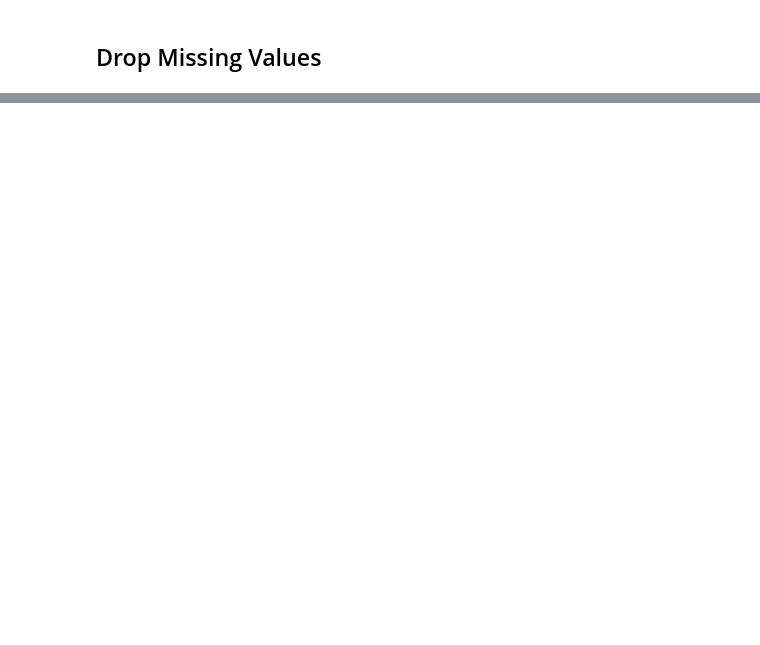
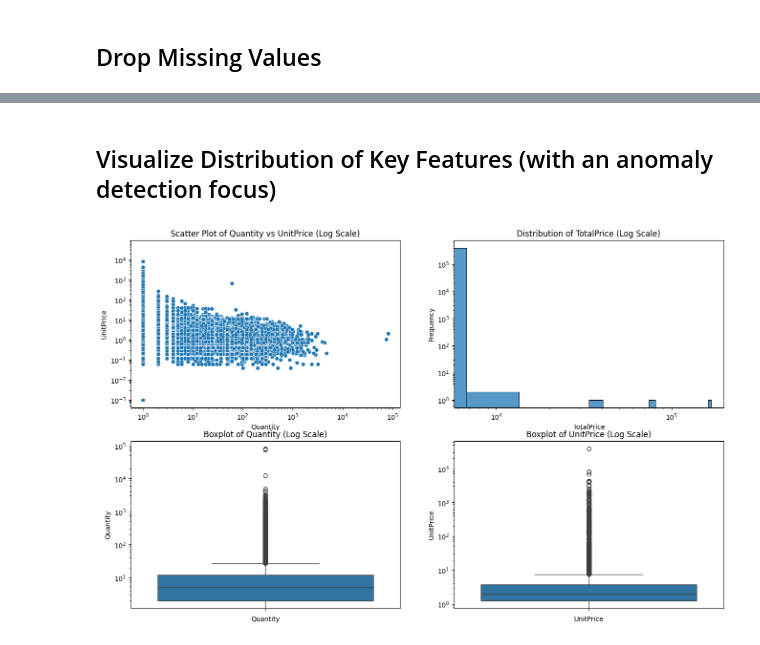
Before and after one commit to shripalmehta/ai_poc, a Jupyter notebook: AD.ipynb, the cells around one changed output, grey strips where cells are left out. Cells and saved outputs as stored; diff of their text form; code cells hidden in the pictures; blank space fills up the shorter version.

```diff
--- a/AD.ipynb
+++ b/AD.ipynb
@@ -161,0 +200,14 @@ memory usage: 19.2+ MB
+# %%
+# generate derived attributes for the dataset
+df['TotalPrice'] = df['Quantity'] * df['UnitPrice']
+
+df['InvoiceYear'] = df['InvoiceDate'].dt.to_period('Y')
+df['InvoiceMonth'] = df['InvoiceDate'].dt.to_period('M')
+df['InvoiceDay'] = df['InvoiceDate'].dt.to_period('D')
+
+df['Y'] = df['InvoiceDate'].dt.year
+df['M'] = df['InvoiceDate'].dt.month
+df['D'] = df['InvoiceDate'].dt.day
+df['DOW'] = df['InvoiceDate'].dt.dayofweek # week starts with Monday=0 ... Sunday=6
+
+df.head()
@@ -161,0 +221,40 @@ memory usage: 19.2+ MB
+# %% [markdown]
+## Visualize Distribution of Key Features (with an anomaly detection focus)
+# %%
+plt.figure(figsize=(16, 10))
+
+# Scatter plot of Quantity vs UnitPrice with logarithmic scale
+plt.subplot(2, 2, 1)
+sns.scatterplot(data=df, x='Quantity', y='UnitPrice')
+plt.xscale('log')
+plt.yscale('log')
+plt.title('Scatter Plot of Quantity vs UnitPrice (Log Scale)')
+plt.xlabel('Quantity')
+plt.ylabel('UnitPrice')
+
+# Histogram of TotalPrice with logarithmic scale
+plt.subplot(2, 2, 2)
+sns.histplot(df['TotalPrice'], bins=50)
+plt.xscale('log')
+plt.yscale('log')
+plt.title('Distribution of TotalPrice (Log Scale)')
+plt.xlabel('TotalPrice')
+plt.ylabel('Frequency')
+
+# Boxplot for Quantity with logarithmic scale
+plt.subplot(2, 2, 3)
+sns.boxplot(df['Quantity'])
+plt.yscale('log')
+plt.title('Boxplot of Quantity (Log Scale)')
+plt.xlabel('Quantity')
+
+# Boxplot for UnitPrice with logarithmic scale
+plt.subplot(2, 2, 4)
+sns.boxplot(df['UnitPrice'])
+plt.yscale('log')
+plt.title('Boxplot of UnitPrice (Log Scale)')
+plt.xlabel('UnitPrice')
+
+plt.show()
+# %% [output]
+[figure, added]
```
Also changed, not shown: parts of 21 cells of this notebook, 1 other file.
